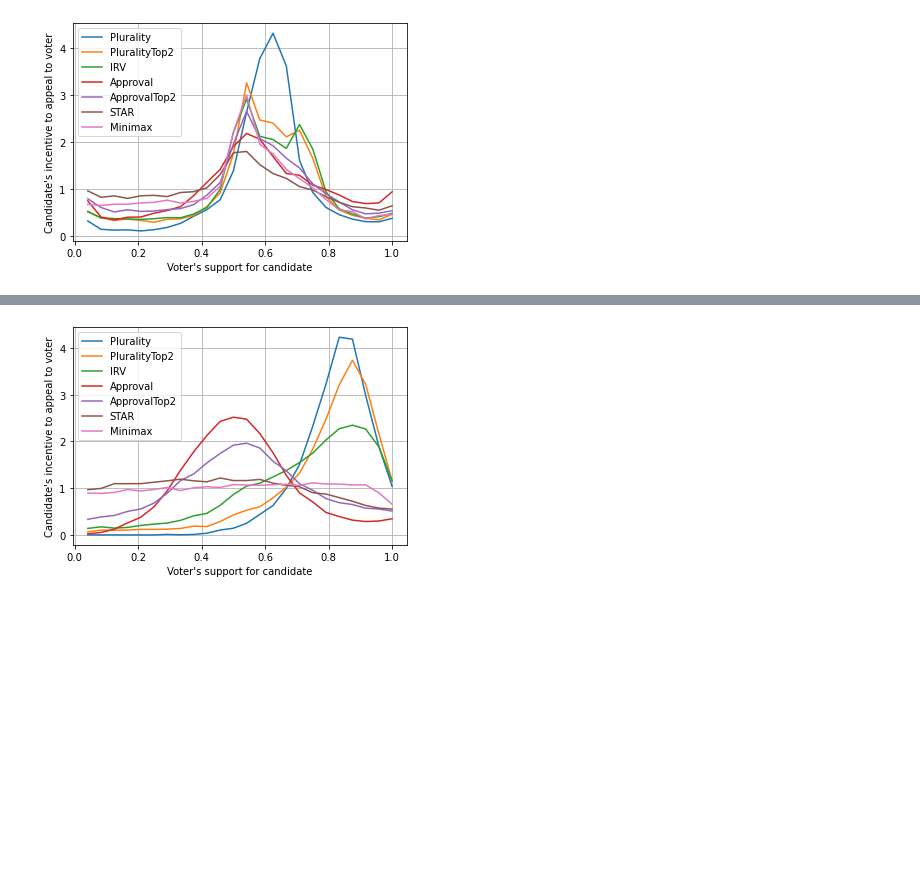
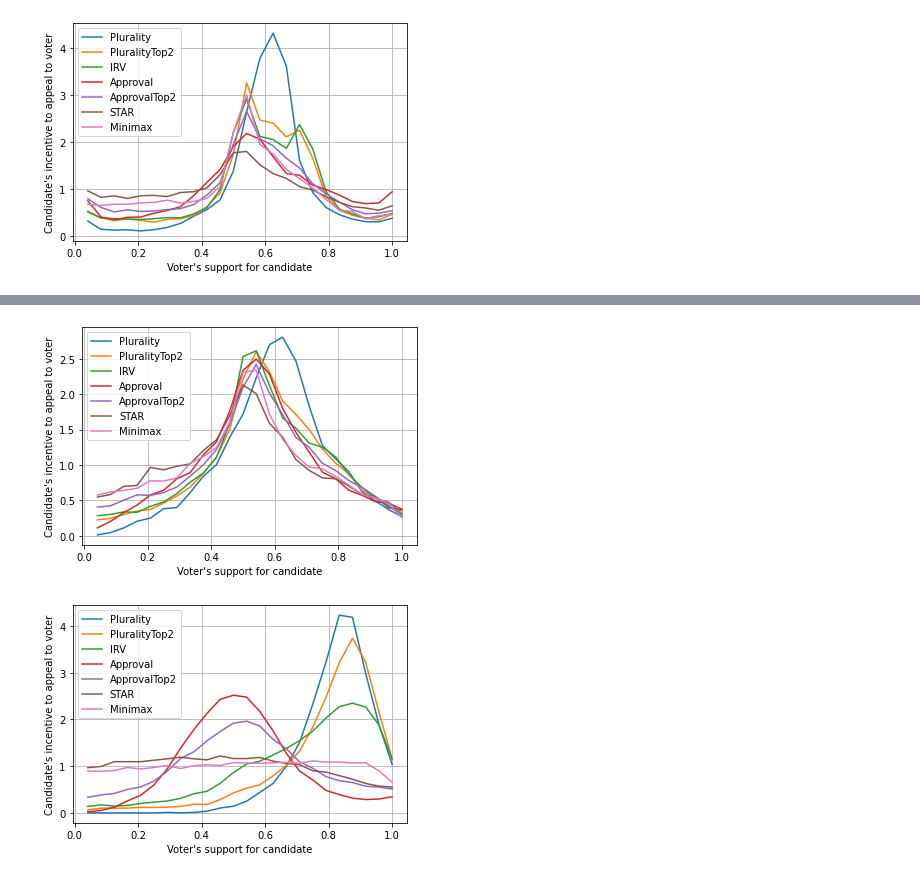
Before and after one commit to electionscience/vse-sim, a Jupyter notebook: CIDresultsgen.ipynb, the cells around one changed output, grey strips where cells are left out. Saved outputs shown, nothing was run; the diff lists cells and outputs as text; code cells hidden in the pictures; blank space fills up the shorter version.

```diff
--- a/CIDresultsgen.ipynb
+++ b/CIDresultsgen.ipynb
@@ -58,3 +65,10 @@ sw3.chart()
+# %%
+sw3BasicSort = CID(KSModel(), [Plurality, PluralityTop2, IRV, (Approval, Approval.zeroInfoBallot), (ApprovalTop2, ApprovalTop2.zeroInfoBallot), STAR, Minimax],
+          72, 3, 5000, sorter=utilDeviation)
+sw3BasicSort.saveFile("sw3BasicSort", False)
+sw3BasicSort.chart()
+# %% [output]
+[figure, added]
 # %%
 sw12 = CID(KSModel(), [Plurality, PluralityTop2, IRV, (Approval, Approval.zeroInfoBallot), (ApprovalTop2, ApprovalTop2.zeroInfoBallot), STAR, Minimax],
            72, 12, 3000)
```
Also changed, not shown: parts of 3 cells of this notebook, 16 other files.
